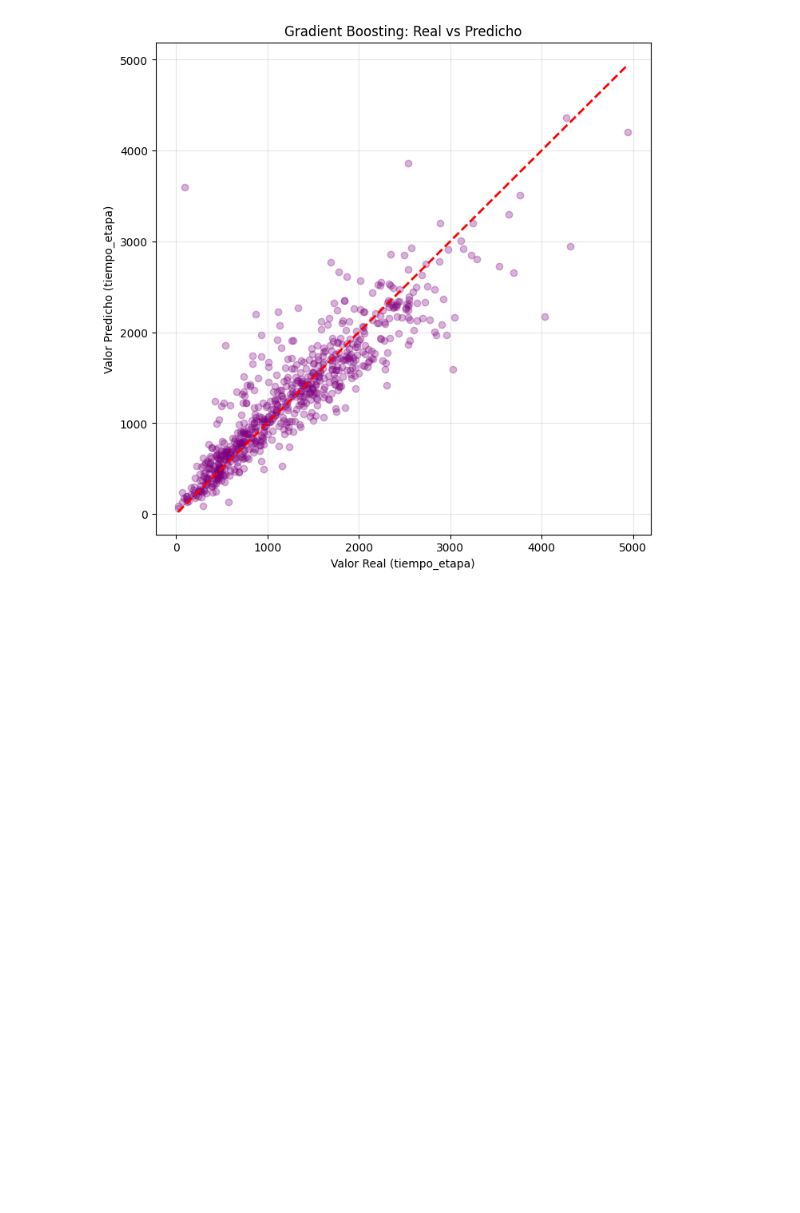
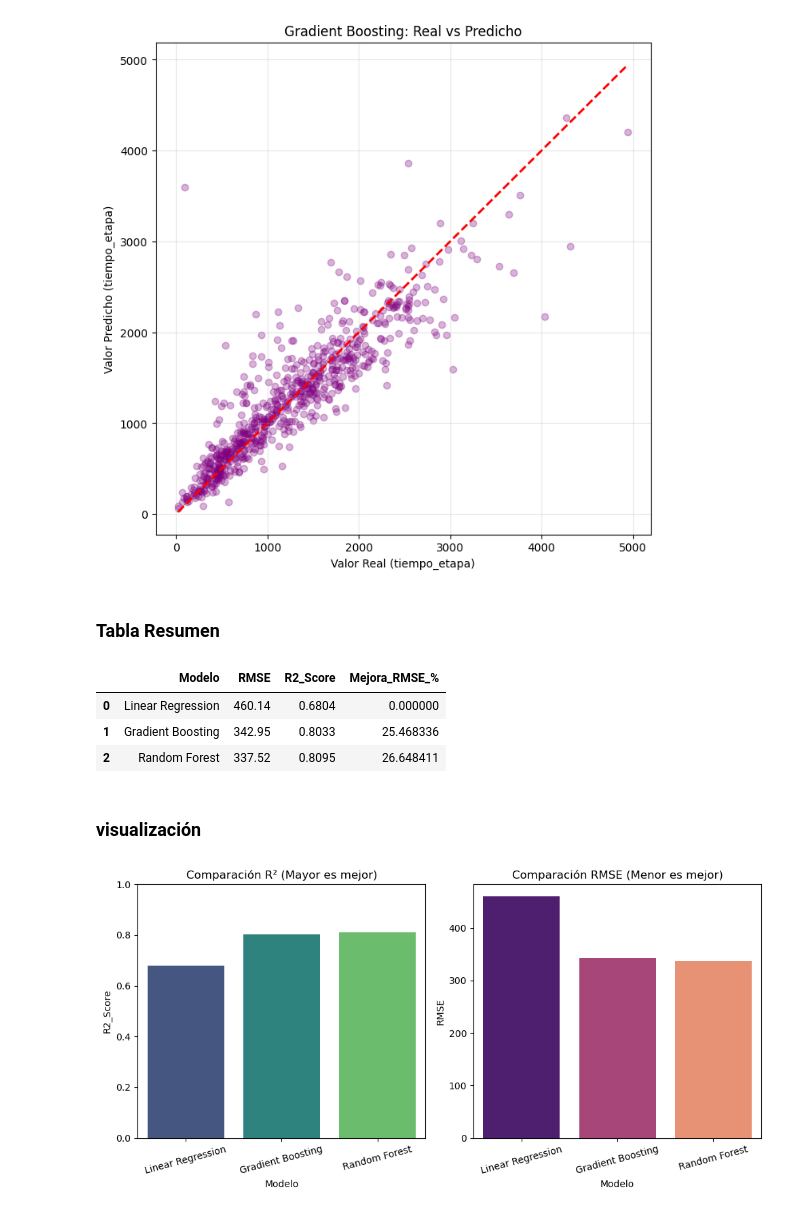
Before and after one commit to Cheng-0201/Proyecto-de-Ciencia-de-Dato, a Jupyter notebook: notebooks/Informe_Final.ipynb, the cells around one changed output. Saved outputs shown, nothing was run; the diff lists cells and outputs as text; code cells hidden in the pictures; blank space fills up the shorter version.

```diff
--- a/notebooks/Informe_Final.ipynb
+++ b/notebooks/Informe_Final.ipynb
@@ -1367,3 +1365,41 @@ plt.grid(True, alpha=0.3)
 plt.show()
 # %% [output]
 [figure]
+# %%
+data_resultados = {
+    'Modelo': ['Linear Regression', 'Gradient Boosting', 'Random Forest'],
+    'RMSE': [460.14, 342.95, 337.52],
+    'R2_Score': [0.6804, 0.8033, 0.8095]
+}
+df_resultados = pd.DataFrame(data_resultados)
+base_rmse = df_resultados.loc[0, 'RMSE']
+df_resultados['Mejora_RMSE_%'] = ((base_rmse - df_resultados['RMSE']) / base_rmse) * 100
+# %% [markdown]
+### Tabla Resumen
+# %%
+df_resultados
+# %% [output]
+|  | Modelo | RMSE | R2_Score | Mejora_RMSE_% |
+| 0 | Linear Regression | 460.14 | 0.6804 | 0.000000 |
+| 1 | Gradient Boosting | 342.95 | 0.8033 | 25.468336 |
+| 2 | Random Forest | 337.52 | 0.8095 | 26.648411 |
+# %% [markdown]
+### visualización
+# %%
+plt.figure(figsize=(10, 5))
+
+plt.subplot(1, 2, 1)
+sns.barplot(data=df_resultados, x='Modelo', y='R2_Score', hue='Modelo', legend=False, palette='viridis')
+plt.title('Comparación R² (Mayor es mejor)')
+plt.ylim(0, 1)
+plt.xticks(rotation=15)
+
+plt.subplot(1, 2, 2)
+sns.barplot(data=df_resultados, x='Modelo', y='RMSE', hue='Modelo', legend=False, palette='magma')
+plt.title('Comparación RMSE (Menor es mejor)')
+plt.xticks(rotation=15)
+
+plt.tight_layout()
+plt.show()
+# %% [output]
+[figure, added]
```
Also changed, not shown: parts of 11 cells of this notebook.
